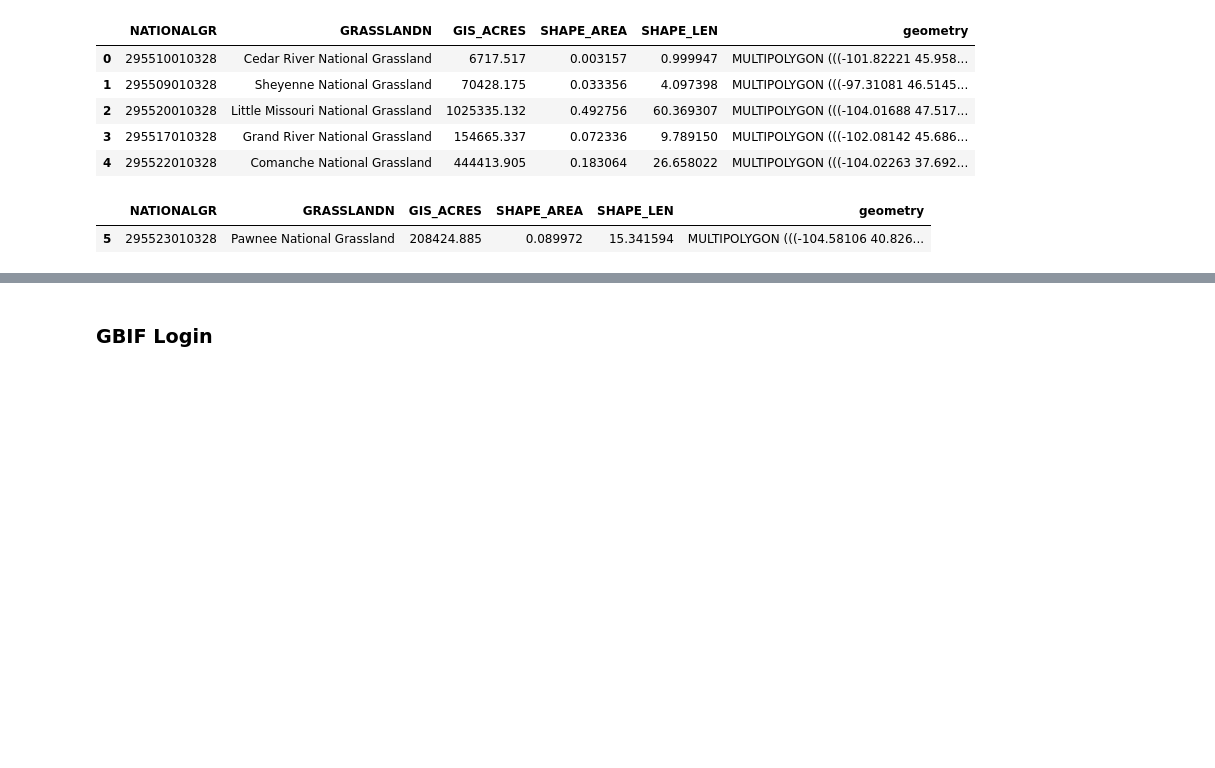
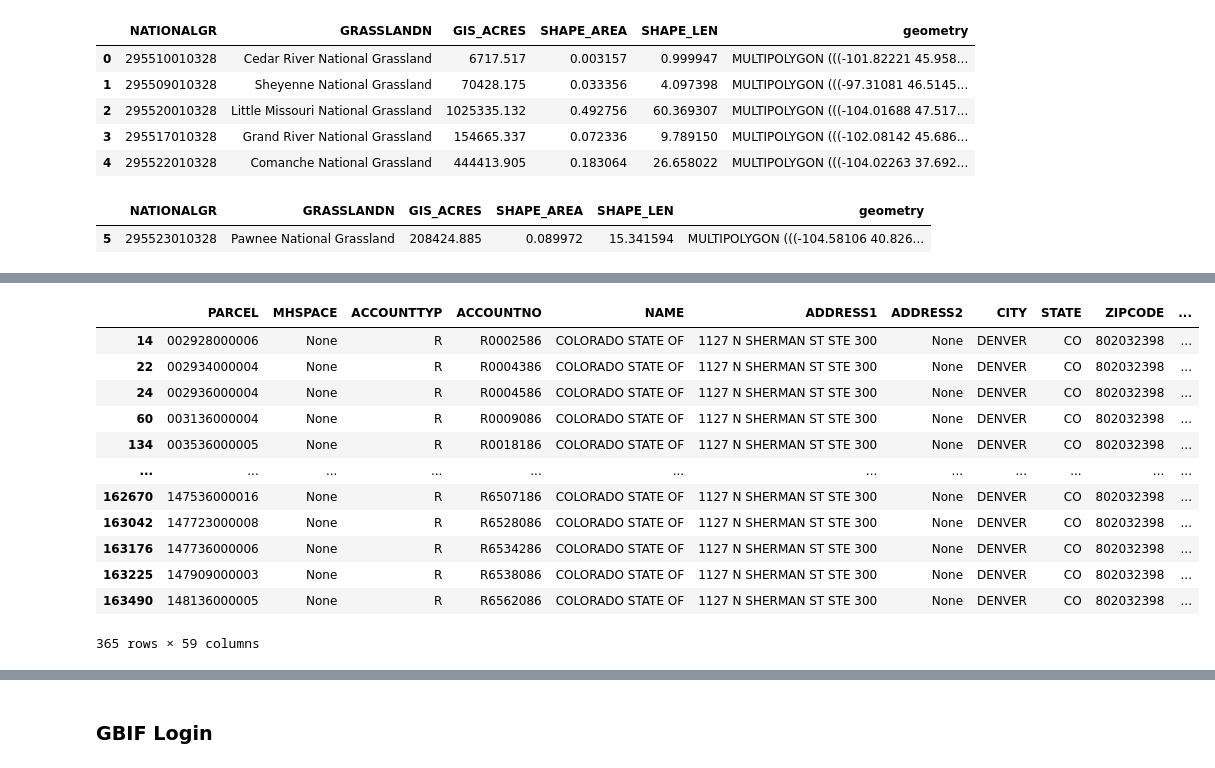
Before and after one commit to maxwarnock/Pawnee-Grasslands-Project, a Jupyter notebook: boundaries.ipynb, the cells around one changed output, grey strips where cells are left out. Saved outputs shown, nothing was run; the diff lists cells and outputs as text; code cells hidden in the pictures; blank space fills up the shorter version.

Commit message:
improved data downloads, added state data

```diff
--- a/boundaries.ipynb
+++ b/boundaries.ipynb
@@ -186,0 +220,9 @@ pawnee_fed.hvplot(
+# %%
+### path to extracted file
+state_boundary_path = os.path.join(state_boundary_dir, "Parcels_open_data.shp")
+
+### read the file
+state_boundary_gdf = gpd.read_file(state_boundary_path)
+
+### check it
+state_boundary_gdf.head()
@@ -186,0 +237,20 @@ pawnee_fed.hvplot(
+# %%
+# select only state owned parcels
+pawnee_state = state_boundary_gdf[state_boundary_gdf["NAME"] == "COLORADO STATE OF"].copy()
+
+# check the result
+pawnee_state
+# %% [output]
+|  | PARCEL | MHSPACE | ACCOUNTTYP | ACCOUNTNO | NAME | ADDRESS1 | ADDRESS2 | CITY | STATE | ZIPCODE | ... |
+| 14 | 002928000006 | None | R | R0002586 | COLORADO STATE OF | 1127 N SHERMAN ST STE 300 | None | DENVER | CO | 802032398 | ... |
+| 22 | 002934000004 | None | R | R0004386 | COLORADO STATE OF | 1127 N SHERMAN ST STE 300 | None | DENVER | CO | 802032398 | ... |
+| 24 | 002936000004 | None | R | R0004586 | COLORADO STATE OF | 1127 N SHERMAN ST STE 300 | None | DENVER | CO | 802032398 | ... |
+| 60 | 003136000004 | None | R | R0009086 | COLORADO STATE OF | 1127 N SHERMAN ST STE 300 | None | DENVER | CO | 802032398 | ... |
+| 134 | 003536000005 | None | R | R0018186 | COLORADO STATE OF | 1127 N SHERMAN ST STE 300 | None | DENVER | CO | 802032398 | ... |
+| ... | ... | ... | ... | ... | ... | ... | ... | ... | ... | ... | ... |
+| 162670 | 147536000016 | None | R | R6507186 | COLORADO STATE OF | 1127 N SHERMAN ST STE 300 | None | DENVER | CO | 802032398 | ... |
+| 163042 | 147723000008 | None | R | R6528086 | COLORADO STATE OF | 1127 N SHERMAN ST STE 300 | None | DENVER | CO | 802032398 | ... |
+| 163176 | 147736000006 | None | R | R6534286 | COLORADO STATE OF | 1127 N SHERMAN ST STE 300 | None | DENVER | CO | 802032398 | ... |
+| 163225 | 147909000003 | None | R | R6538086 | COLORADO STATE OF | 1127 N SHERMAN ST STE 300 | None | DENVER | CO | 802032398 | ... |
+| 163490 | 148136000005 | None | R | R6562086 | COLORADO STATE OF | 1127 N SHERMAN ST STE 300 | None | DENVER | CO | 802032398 | ... |
+365 rows × 59 columns
```
Also changed, not shown: parts of 17 cells of this notebook.
